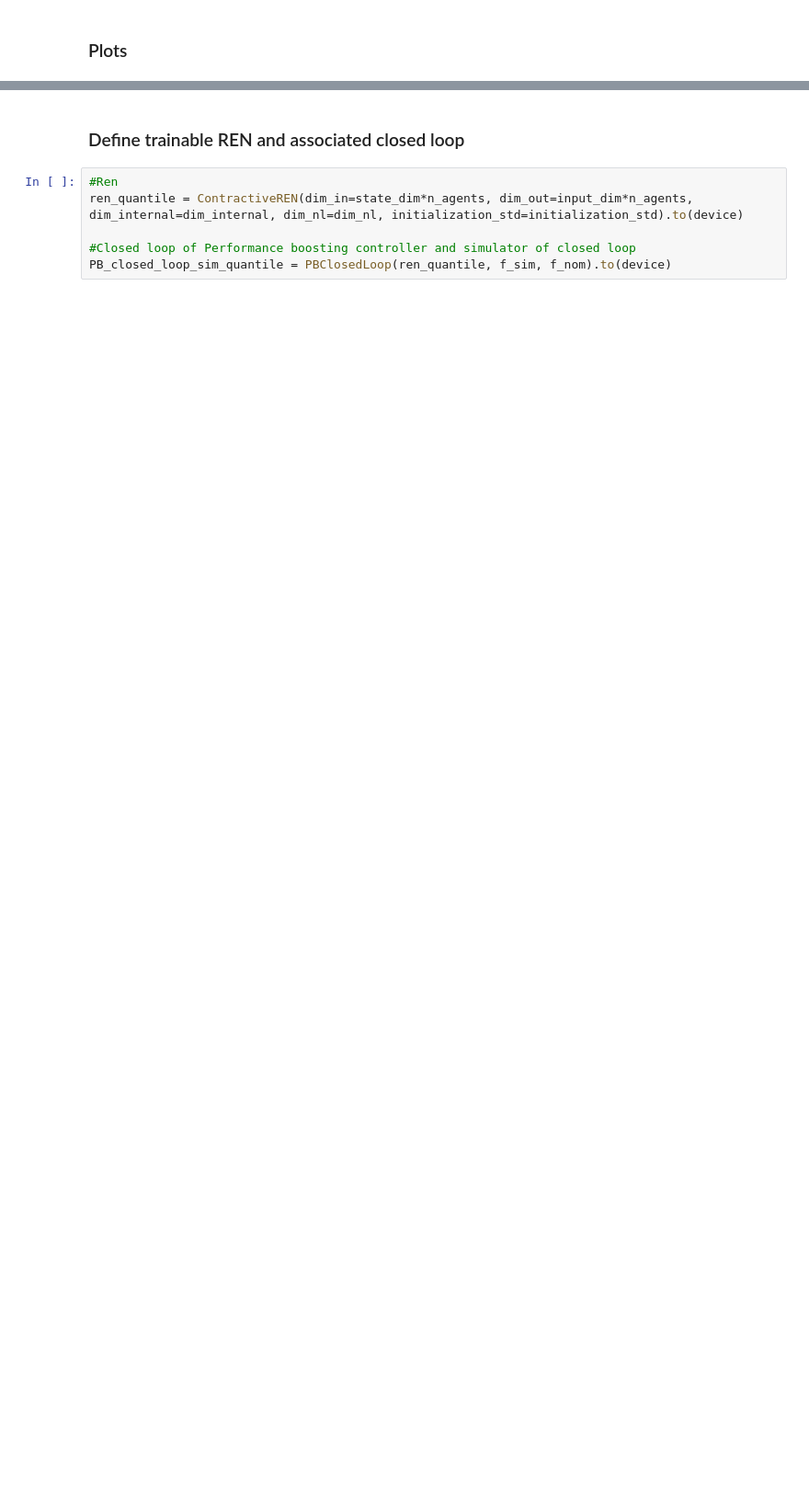
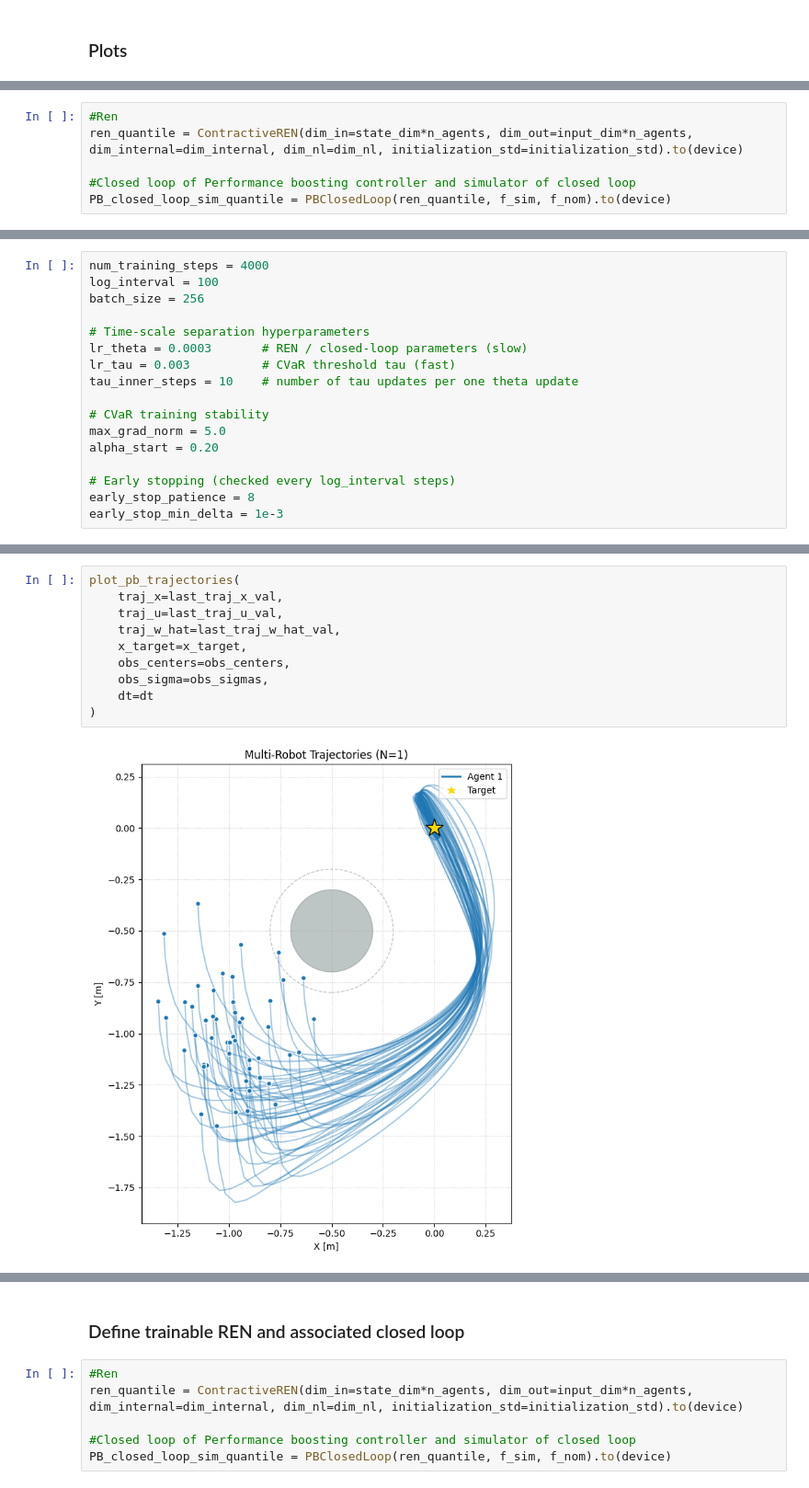
Before and after one commit to laurameroi/Conformal_PB, a Jupyter notebook: training.ipynb, the cells around one changed output, grey strips where cells are left out. Shown at 92% size. Drawn from its saved outputs; the diff is of its cells as text; blank space fills up the shorter version.

```diff
--- a/training.ipynb
+++ b/training.ipynb
@@ -247,0 +526,6 @@ plot_pb_trajectories(
+# %%
+#Ren
+ren_quantile = ContractiveREN(dim_in=state_dim*n_agents, dim_out=input_dim*n_agents, dim_internal=dim_internal, dim_nl=dim_nl, initialization_std=initialization_std).to(device)
+
+#Closed loop of Performance boosting controller and simulator of closed loop
+PB_closed_loop_sim_quantile = PBClosedLoop(ren_quantile, f_sim, f_nom).to(device)
@@ -247,0 +534,17 @@ plot_pb_trajectories(
+# %%
+num_training_steps = 4000
+log_interval = 100
+batch_size = 256
+
+# Time-scale separation hyperparameters
+lr_theta = 0.0003       # REN / closed-loop parameters (slow)
+lr_tau = 0.003          # CVaR threshold tau (fast)
+tau_inner_steps = 10    # number of tau updates per one theta update
+
+# CVaR training stability
+max_grad_norm = 5.0
+alpha_start = 0.20
+
+# Early stopping (checked every log_interval steps)
+early_stop_patience = 8
+early_stop_min_delta = 1e-3
@@ -247,0 +745,12 @@ plot_pb_trajectories(
+# %%
+plot_pb_trajectories(
+    traj_x=last_traj_x_val,
+    traj_u=last_traj_u_val,
+    traj_w_hat=last_traj_w_hat_val,
+    x_target=x_target,
+    obs_centers=obs_centers,
+    obs_sigma=obs_sigmas,
+    dt=dt
+)
+# %% [output]
+[figure, added]
```
Also changed, not shown: parts of 43 cells of this notebook, 3 other files.
